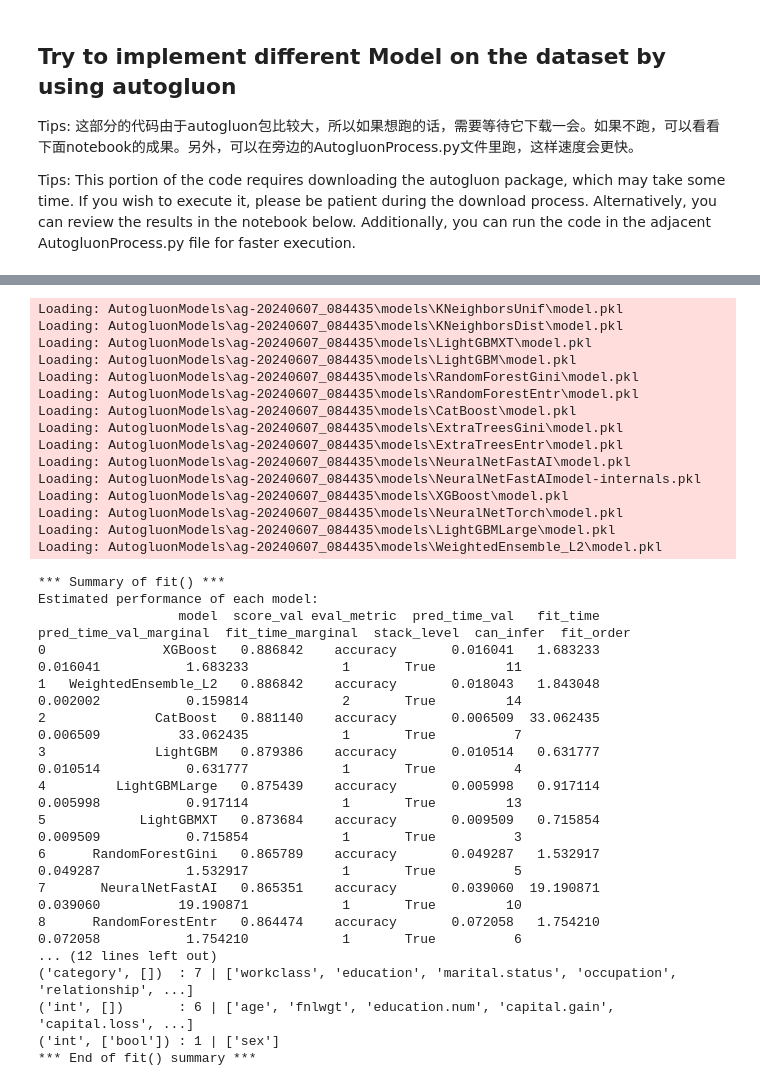
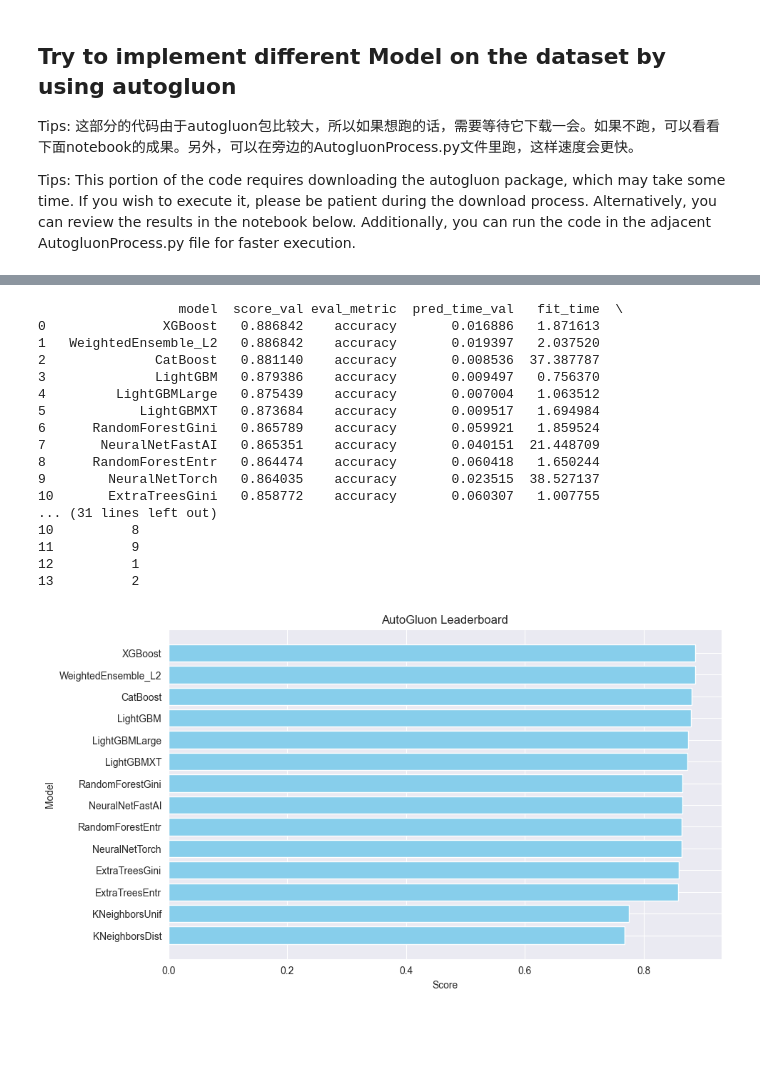
Before and after one commit to Laihb1106205841/CS311-AI-Peoject3-XGBoost, a Jupyter notebook: AutogluonProcess.ipynb, the cells around one changed output, grey strips where cells are left out. Saved outputs shown, nothing was run; the diff lists cells and outputs as text; code cells hidden in the pictures; blank space fills up the shorter version.

Commit message:
Running AutogluonProcess.ipynb

```diff
--- a/AutogluonProcess.ipynb
+++ b/AutogluonProcess.ipynb
@@ -261,37 +394,36 @@ Name: Income, Length: 9769, dtype: int64
+# %%
+lboard = predictor.leaderboard()
+print(lboard)
+# %% [output]
+                  model  score_val eval_metric  pred_time_val   fit_time  \
+0               XGBoost   0.886842    accuracy       0.016886   1.871613
+1   WeightedEnsemble_L2   0.886842    accuracy       0.019397   2.037520
+2              CatBoost   0.881140    accuracy       0.008536  37.387787
+3              LightGBM   0.879386    accuracy       0.009497   0.756370
+4         LightGBMLarge   0.875439    accuracy       0.007004   1.063512
+5            LightGBMXT   0.873684    accuracy       0.009517   1.694984
+6      RandomForestGini   0.865789    accuracy       0.059921   1.859524
+7       NeuralNetFastAI   0.865351    accuracy       0.040151  21.448709
+8      RandomForestEntr   0.864474    accuracy       0.060418   1.650244
+9        NeuralNetTorch   0.864035    accuracy       0.023515  38.527137
+10       ExtraTreesGini   0.858772    accuracy       0.060307   1.007755
+... (31 lines left out)
+10          8
+11          9
+12          1
+13          2
 # %%
+# 提取模型名称和性能指标
+models = lboard['model']
+scores = lboard['score_val']
 
-results = predictor.fit_summary(show_plot=True)
-lboard = predictor.leaderboard()
+# 创建条形图
+plt.figure(figsize=(10, 6))
+plt.barh(models, scores, color='skyblue')
+plt.xlabel('Score')
+plt.ylabel('Model')
+plt.title('AutoGluon Leaderboard')
+plt.gca().invert_yaxis()  # 反转 y 轴，让排名靠前的模型在顶部
+plt.show()
 # %% [output]
-Loading: AutogluonModels\ag-20240607_084435\models\KNeighborsUnif\model.pkl
-Loading: AutogluonModels\ag-20240607_084435\models\KNeighborsDist\model.pkl
-Loading: AutogluonModels\ag-20240607_084435\models\LightGBMXT\model.pkl
-Loading: AutogluonModels\ag-20240607_084435\models\LightGBM\model.pkl
-Loading: AutogluonModels\ag-20240607_084435\models\RandomForestGini\model.pkl
-Loading: AutogluonModels\ag-20240607_084435\models\RandomForestEntr\model.pkl
-Loading: AutogluonModels\ag-20240607_084435\models\CatBoost\model.pkl
-Loading: AutogluonModels\ag-20240607_084435\models\ExtraTreesGini\model.pkl
-Loading: AutogluonModels\ag-20240607_084435\models\ExtraTreesEntr\model.pkl
-Loading: AutogluonModels\ag-20240607_084435\models\NeuralNetFastAI\model.pkl
-Loading: AutogluonModels\ag-20240607_084435\models\NeuralNetFastAImodel-internals.pkl
-Loading: AutogluonModels\ag-20240607_084435\models\XGBoost\model.pkl
-Loading: AutogluonModels\ag-20240607_084435\models\NeuralNetTorch\model.pkl
-Loading: AutogluonModels\ag-20240607_084435\models\LightGBMLarge\model.pkl
-Loading: AutogluonModels\ag-20240607_084435\models\WeightedEnsemble_L2\model.pkl
-*** Summary of fit() ***
-Estimated performance of each model:
-                  model  score_val eval_metric  pred_time_val   fit_time  pred_time_val_marginal  fit_time_marginal  stack_level  can_infer  fit_order
-0               XGBoost   0.886842    accuracy       0.016041   1.683233                0.016041           1.683233            1       True         11
-1   WeightedEnsemble_L2   0.886842    accuracy       0.018043   1.843048                0.002002           0.159814            2       True         14
-2              CatBoost   0.881140    accuracy       0.006509  33.062435                0.006509          33.062435            1       True          7
-3              LightGBM   0.879386    accuracy       0.010514   0.631777                0.010514           0.631777            1       True          4
-4         LightGBMLarge   0.875439    accuracy       0.005998   0.917114                0.005998           0.917114            1       True         13
-5            LightGBMXT   0.873684    accuracy       0.009509   0.715854                0.009509           0.715854            1       True          3
-6      RandomForestGini   0.865789    accuracy       0.049287   1.532917                0.049287           1.532917            1       True          5
-7       NeuralNetFastAI   0.865351    accuracy       0.039060  19.190871                0.039060          19.190871            1       True         10
-8      RandomForestEntr   0.864474    accuracy       0.072058   1.754210                0.072058           1.754210            1       True          6
-... (12 lines left out)
-('category', [])  : 7 | ['workclass', 'education', 'marital.status', 'occupation', 'relationship', ...]
-('int', [])       : 6 | ['age', 'fnlwgt', 'education.num', 'capital.gain', 'capital.loss', ...]
-('int', ['bool']) : 1 | ['sex']
-*** End of fit() summary ***
+[figure, added]
```
Also changed, not shown: parts of 14 cells of this notebook, 3 other files.
